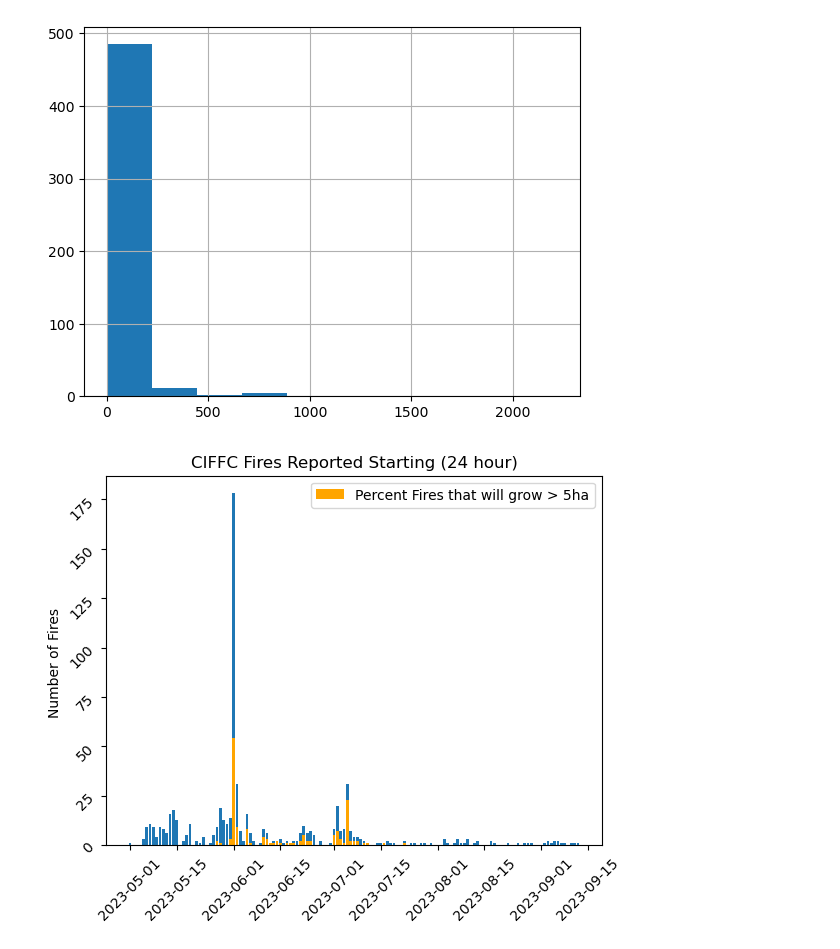
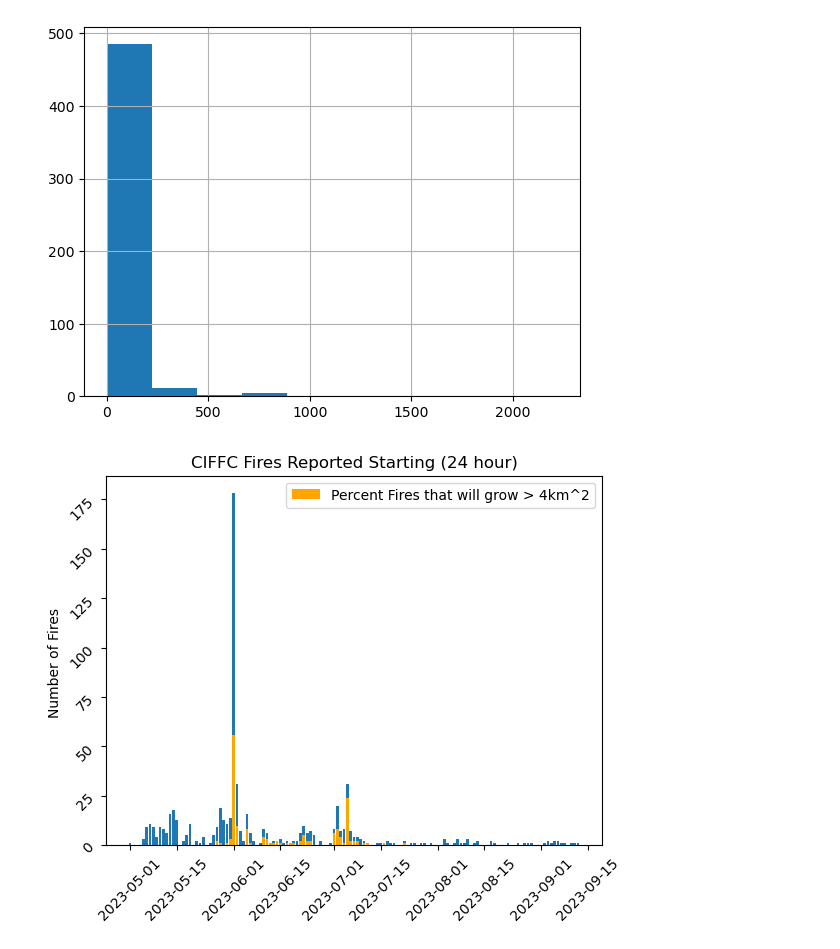
Before and after one commit to mccabete/fwiVis, a Jupyter notebook: notebooks/ciffc_ignitions.ipynb, the cells around one changed output. Saved outputs shown, nothing was run; the diff lists cells and outputs as text; code cells hidden in the pictures.

```diff
--- a/notebooks/ciffc_ignitions.ipynb
+++ b/notebooks/ciffc_ignitions.ipynb
@@ -565,7 +592,7 @@ for rolling_num in rolling_nums:
 cif_fires = ciffc[~ciffc.field_agency_fire_id.isin(pre_data_transform.field_agency_fire_id)]
 # %%
 cif_fires.field_fire_size.hist() ## There is one large fire i guess FEDS missed
-cif_fires = cif_fires[cif_fires.field_fire_size <= 500] ### only the ones we "should" have tracked
+cif_fires = cif_fires[cif_fires.field_fire_size <= 400] ### only the ones we "should" have tracked
 
 
 
@@ -578,7 +605,7 @@ ciffc["field_situation_report_date_no_tz"] = ciffc.field_situation_report_date_n
 ciffc["field_situation_report_date_no_tz"] = ciffc.field_situation_report_date_no_tz.dt.strftime("%Y-%m-%d")
 
 
-def get_percent_over(series, thresh = 500):
+def get_percent_over(series, thresh = 400):
     tot = len(series)
     sub_len = len(series[series >= thresh])
     if(sub_len == 0):
@@ -599,15 +626,15 @@ ciffc_counts["percent_large"] = ciffc.groupby("field_situation_report_date_no_tz
 # %%
 ciffc_counts = ciffc_counts[ciffc_counts.field_situation_report_date_no_tz >= "2023-05-01"]
 
 ciffc_counts = ciffc_counts[ciffc_counts.field_situation_report_date_no_tz <= "2023-09-15"]
 
 
 plt.bar(ciffc_counts.field_situation_report_date_no_tz.astype("datetime64[ns]"), ciffc_counts.num_fire_starts)
-plt.bar(ciffc_counts.field_situation_report_date_no_tz.astype("datetime64[ns]"), ciffc_counts.num_fire_starts * ciffc_counts.percent_large, color = "orange", label = "Percent Fires that will grow > 5ha")
+plt.bar(ciffc_counts.field_situation_report_date_no_tz.astype("datetime64[ns]"), ciffc_counts.num_fire_starts * ciffc_counts.percent_large, color = "orange", label = "Percent Fires that will grow > 4km^2")
 plt.ylabel("Number of Fires ")
 plt.legend()
 plt.tick_params(rotation=45)
 plt.title("CIFFC Fires Reported Starting (24 hour)")
 plt.savefig(f'{os.path.abspath("exploratory_figs")}/ciffc_percent_igs.png')
 # %% [output]
-[figure, old version]
+[figure, new version]
```
Also changed, not shown: parts of 17 cells of this notebook, 3 other files.
